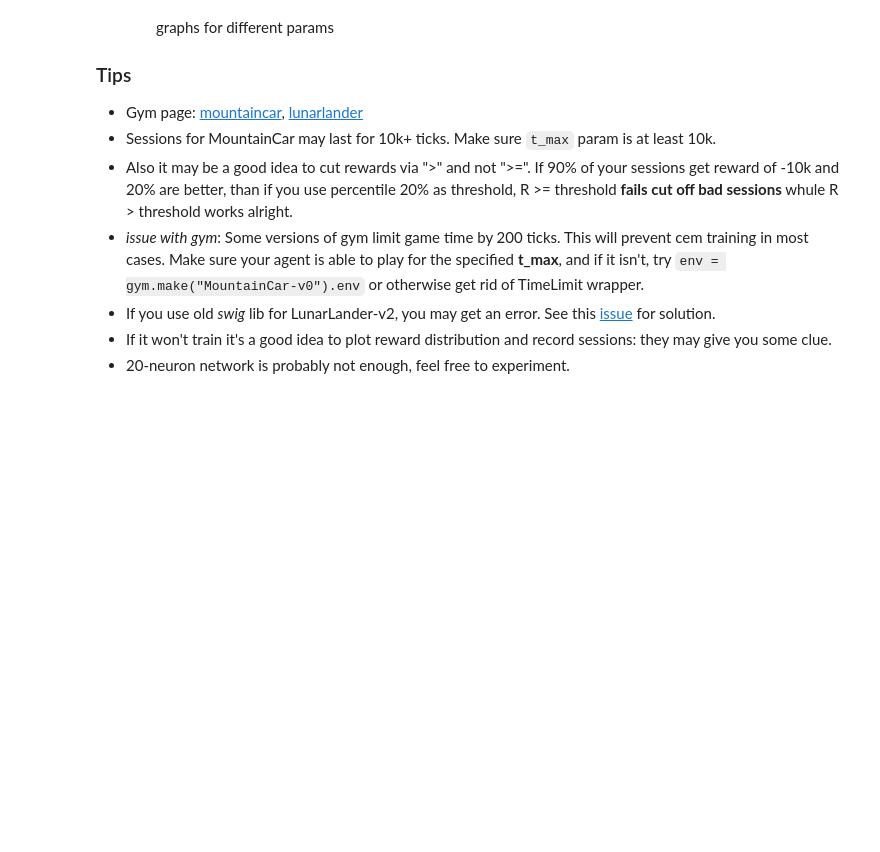
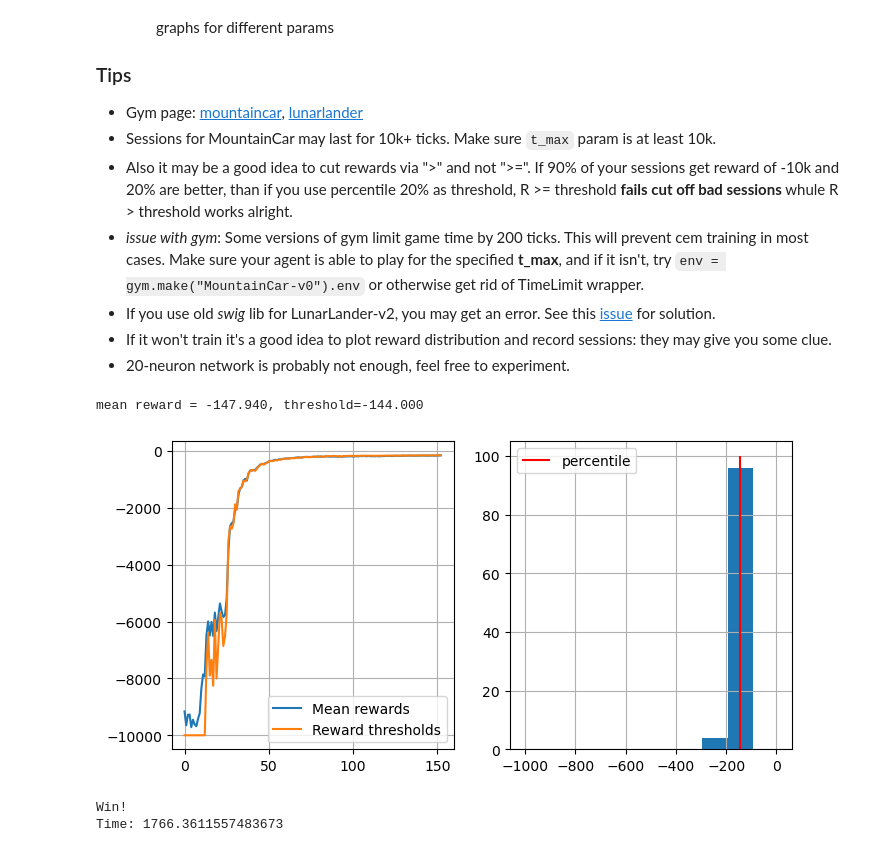
Before and after one commit to FynjyBath/MLhomework-Python-AESC, a Jupyter notebook: task3_bonus/task3_crossenrophy_rl_practice_hard.ipynb, the cells around one changed output. Drawn from its saved outputs; the diff is of its cells as text; code cells hidden in the pictures; blank space fills up the shorter version.

```diff
--- a/task3_bonus/task3_crossenrophy_rl_practice_hard.ipynb
+++ b/task3_bonus/task3_crossenrophy_rl_practice_hard.ipynb
@@ -36,27 +36,29 @@ import gym
 import numpy as np, pandas as pd
 import matplotlib.pyplot as plt
 %matplotlib inline
-env = #choose 1 env - for example: gym.make("MountainCar-v0").env
+env = gym.make("MountainCar-v0").env #choose 1 env - for example: gym.make("MountainCar-v0").env
 env.reset()
 n_actions = env.action_space.n
 # %%
-def generate_session(t_max=5000):
-
+def generate_session(t_max=10000):
     states,actions = [],[]
     total_reward = 0
 
     s = env.reset()
 
     for t in range(t_max):
-
-        #predict array of action probabilities
-        probs = #
+        try:
+            probs = agent.predict_proba([s.tolist()])[0]
+        except Exception:
+            probs = [1. / n_actions for i in range(n_actions)]
 
         a = np.random.choice(np.arange(n_actions), p=probs)
 
         new_s,r,done,info = env.step(a)
 
-        #record sessions like you did before
+        states.append(s)
+        actions.append(a)
+        total_reward += r
 
         s = new_s
         if done: break
@@ -64,16 +66,15 @@ def generate_session(t_max=5000):
 # %%
 #create agent
 from sklearn.neural_network import MLPClassifier
-agent = MLPClassifier(hidden_layer_sizes=#(experiment with layers size),
+agent = MLPClassifier(hidden_layer_sizes=(20,20),#(experiment with layers size),
                       activation='tanh',
                       warm_start=True, #keep progress between .fit(...) calls
                       max_iter=1 #make only 1 iteration on each .fit(...)
                      )
-agent.fit([env.reset()]*n_actions,range(n_actions));
 # %%
 from IPython.display import clear_output
 
-def show_progress(rewards_batch,log, reward_range=[-5000,+5000]):
+def show_progress(rewards_batch,log,percentile=40, reward_range=[-5000,+5000]):
     """
     A convenience function that displays training progress.
     No cool math here, just charts.
@@ -104,28 +137,29 @@ def show_progress(rewards_batch,log, reward_range=[-5000,+5000]):
 # %%
+# просто запуск
 import time
 n_sessions = 100
-percentile = 50
+percentile = 40
 log = []
 startTime = time.time()
 
 for i in range(10000):
-    #generate new sessions
     sessions = [generate_session() for _ in range(n_sessions)]
 
-    states_batch,actions_batch,rewards_batch = map(np.array,zip(*sessions))
+    states_batch,actions_batch,rewards_batch = zip(*sessions)
 
-    elite_states, elite_actions = select_elites(states_batch,actions_batch,rewards_batch,percentile)
+    elite_states, elite_actions = select_elites(states_batch,actions_batch,rewards_batch,percentile=percentile)
 
-    #fit agent
+    agent.fit(elite_states, elite_actions)
 
-    show_progress(rewards_batch,log,reward_range=[0,np.max(rewards_batch)])
+    show_progress(rewards_batch,log,percentile)
 
-    print("Time:", time.time() - startTime)
-
-    if(rewards_batch.mean() > #use threshold for your env):
+    if np.array(rewards_batch).mean() >= -150:
         print("Win!")
         break
 
 print("Time:", time.time() - startTime)
-    #if np.mean(rewards_batch)> 190:
-     #   print("You Win! You may stop training now via KeyboardInterrupt.")
+# %% [output]
+mean reward = -147.940, threshold=-144.000
+[figure, added]
+Win!
+Time: 1766.3611557483673
```
Also changed, not shown: parts of 6 cells of this notebook, 1 other file.
